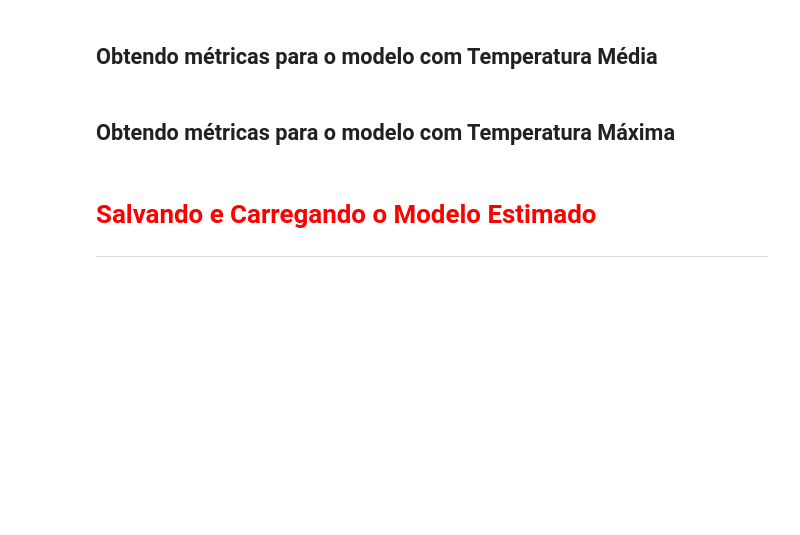
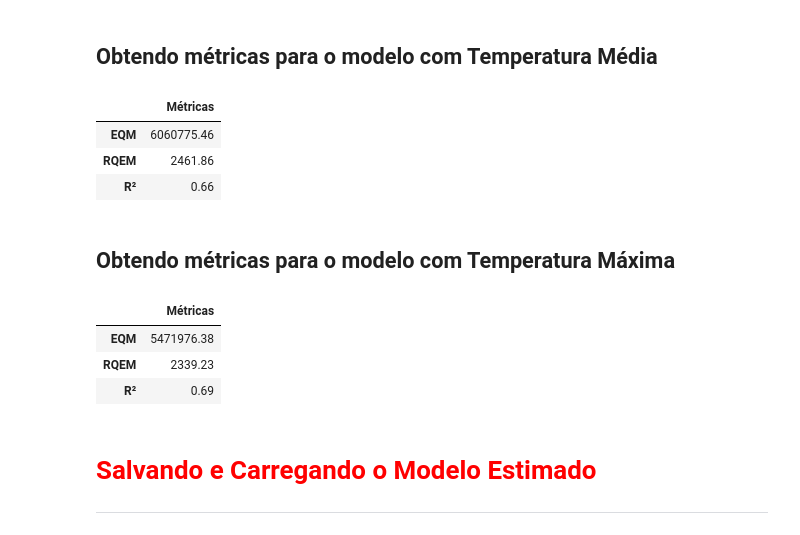
Before and after one commit to barbosawilliam/Learning_Python, a Jupyter notebook: Regressao_Linear/Regressao_Linear.ipynb, the cells around one changed output. Cells and saved outputs as stored; diff of their text form; code cells hidden in the pictures; blank space fills up the shorter version.

Commit message:
Continuação - Regressão Linear

```diff
--- a/Regressao_Linear/Regressao_Linear.ipynb
+++ b/Regressao_Linear/Regressao_Linear.ipynb
@@ -607,6 +609,12 @@ https://gist.github.com/mwaskom/de44147ed2974457ad6372750bbe5751
 # %% [markdown]
 ## Criando os datasets de treino e de teste
+# %%
+X2_train, X2_test, y2_train, y2_test = train_test_split(X2, y, test_size=0.3, random_state=2811)
 # %% [markdown]
 ## Instanciando a classe *LinearRegression()*
+# %%
+modelo_2 = LinearRegression()
 # %% [markdown]
 ## Utilizando o método *fit()* do objeto "modelo_2" para estimar nosso modelo linear utilizando os dados de TREINO (y2_train e X2_train)
+# %%
+modelo_2.fit(X2_train, y2_train)
@@ -615,4 +637,7 @@ https://gist.github.com/mwaskom/de44147ed2974457ad6372750bbe5751
 # %% [markdown]
 ## Gerando previsões para os dados de TESTE (X_test e X2_test) utilizando o método *predict()* dos objetos "modelo" e "modelo_2"
+# %%
+y_previsto = modelo.predict(X_test)
+y_previsto_2 = modelo_2.predict(X2_test)
 # %% [markdown]
 ## Obtendo o coeficiente de determinação (R²) para as previsões dos dois modelos
@@ -640,8 +677,30 @@ Raíz quadrada da média dos quadrados dos erros. Ajustes melhores apresentam $\
 $$\sqrt{EQM(y, \hat{y})} = \sqrt{\frac 1n\sum_{i=0}^{n-1}(y_i-\hat{y}_i)^2}$$
 # %% [markdown]
 ## Obtendo métricas para o modelo com Temperatura Média
+# %%
+EQM2 = metrics.mean_squared_error(y2_test, y_previsto_2).round(2)
+R_EQM2 = np.sqrt(EQM2).round(2)
+R2_2 = metrics.r2_score(y2_test, y_previsto_2).round(2)
+
+pd.DataFrame([EQM2, R_EQM2, R2_2], ["EQM", "RQEM", "R²"], columns=["Métricas"])
+# %% [output]
+|  | Métricas |
+| EQM | 6060775.46 |
+| RQEM | 2461.86 |
+| R² | 0.66 |
 # %% [markdown]
 ## Obtendo métricas para o modelo com Temperatura Máxima
+# %%
+EQM = metrics.mean_squared_error(y_test, y_previsto).round(2)
+R_EQM = np.sqrt(EQM).round(2)
+R2 = metrics.r2_score(y_test, y_previsto).round(2)
+
+pd.DataFrame([EQM, R_EQM, R2], ["EQM", "RQEM", "R²"], columns=["Métricas"])
+# %% [output]
+|  | Métricas |
+| EQM | 5471976.38 |
+| RQEM | 2339.23 |
+| R² | 0.69 |
 # %% [markdown]
 # <font color='red' style='font-size: 30px;'>Salvando e Carregando o Modelo Estimado</font>
 <hr style='border: 2px solid red;'>
```
Also changed, not shown: parts of 12 cells of this notebook, 5 other files.
